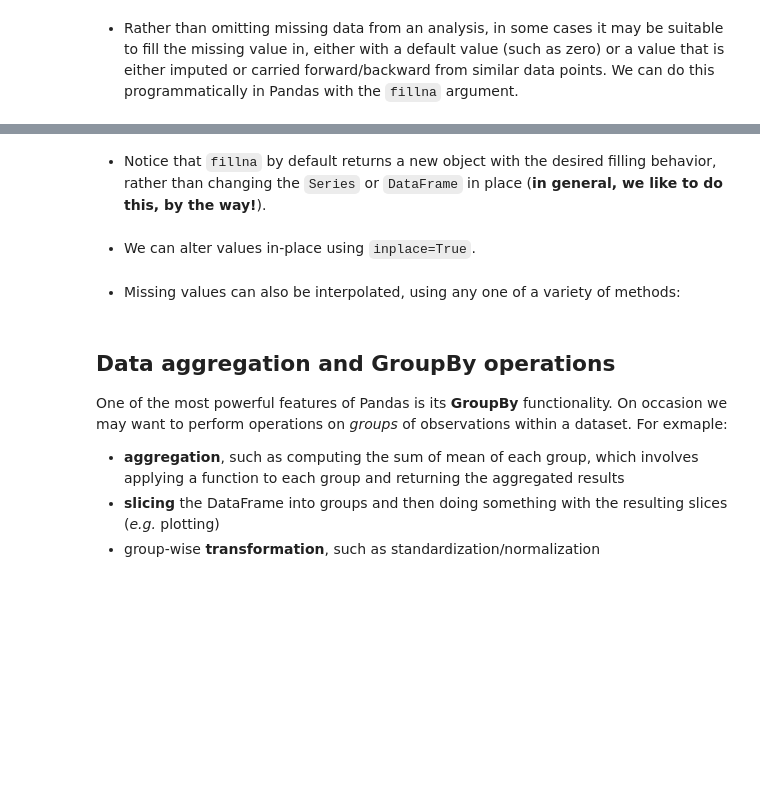
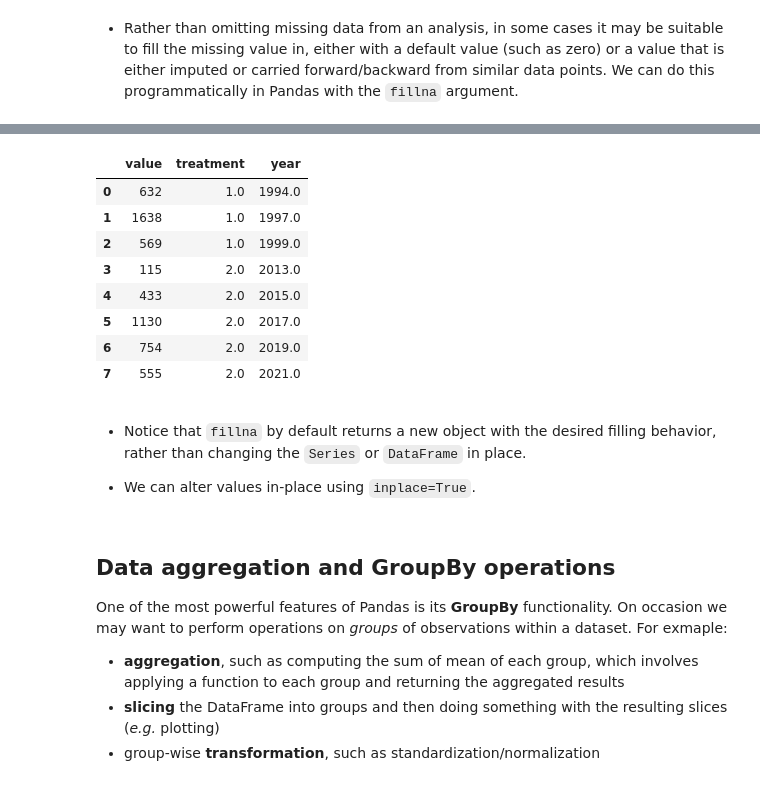
Before and after one commit to feng-li/Python-for-Statisticians-and-Economists, a Jupyter notebook: P02-Python-Data-Structures/L02.3-Manipulating-DataFrames-with-Pandas.ipynb, the cells around one changed output, grey strips where cells are left out. Cells and saved outputs as stored; diff of their text form; code cells hidden in the pictures; blank space fills up the shorter version.

```diff
--- a/P02-Python-Data-Structures/L02.3-Manipulating-DataFrames-with-Pandas.ipynb
+++ b/P02-Python-Data-Structures/L02.3-Manipulating-DataFrames-with-Pandas.ipynb
@@ -757,4 +1010,20 @@ bacteria2.fillna(0)
 # %%
+data = pd.DataFrame({'value':[632, 1638, 569, 115, 433, 1130, 754, 555],
+                     'treatment':[1, 1, 1, None, 2, 2, 2, 2],
+                     'year':[1994,1997,1999, None,2015,2017,2019,2021]})
+
 data.fillna({'year': 2013, 'treatment':2})
+# %% [output]
+|  | value | treatment | year |
+| 0 | 632 | 1.0 | 1994.0 |
+| 1 | 1638 | 1.0 | 1997.0 |
+| 2 | 569 | 1.0 | 1999.0 |
+| 3 | 115 | 2.0 | 2013.0 |
+| 4 | 433 | 2.0 | 2015.0 |
+| 5 | 1130 | 2.0 | 2017.0 |
+| 6 | 754 | 2.0 | 2019.0 |
+| 7 | 555 | 2.0 | 2021.0 |
 # %% [markdown]
-- Notice that `fillna` by default returns a new object with the desired filling behavior, rather than changing the `Series` or  `DataFrame` in place (**in general, we like to do this, by the way!**).
+- Notice that `fillna` by default returns a new object with the desired filling behavior, rather than changing the `Series` or  `DataFrame` in place.
+
+- We can alter values in-place using `inplace=True`.
@@ -763,2 +1029,0 @@ data
-# %% [markdown]
-- We can alter values in-place using `inplace=True`.
@@ -768,2 +1029,0 @@ data
-# %% [markdown]
-- Missing values can also be interpolated, using any one of a variety of methods:
```
Also changed, not shown: parts of 46 cells of this notebook, 2 other files.
